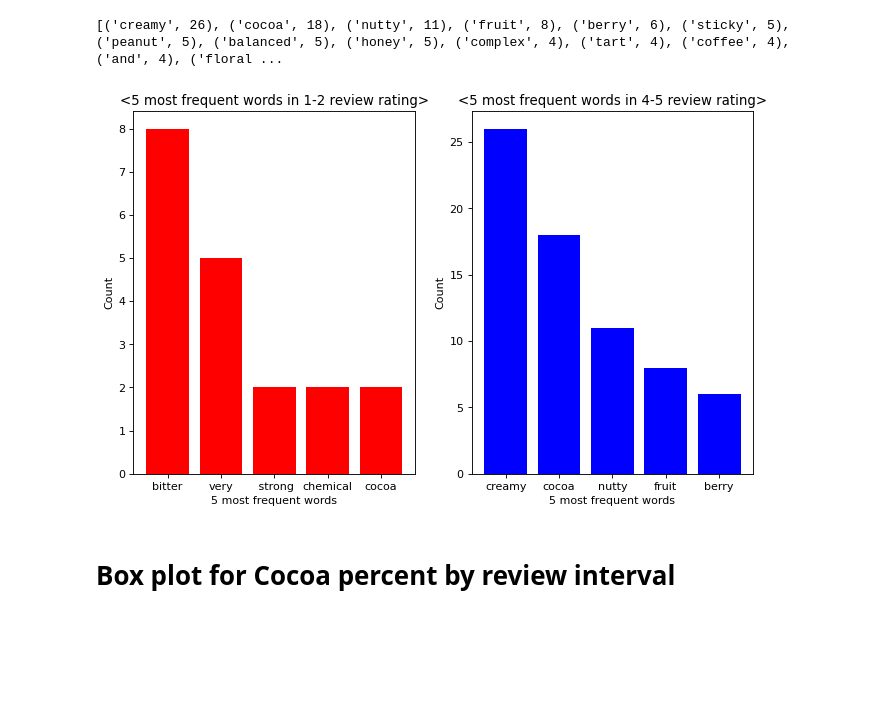
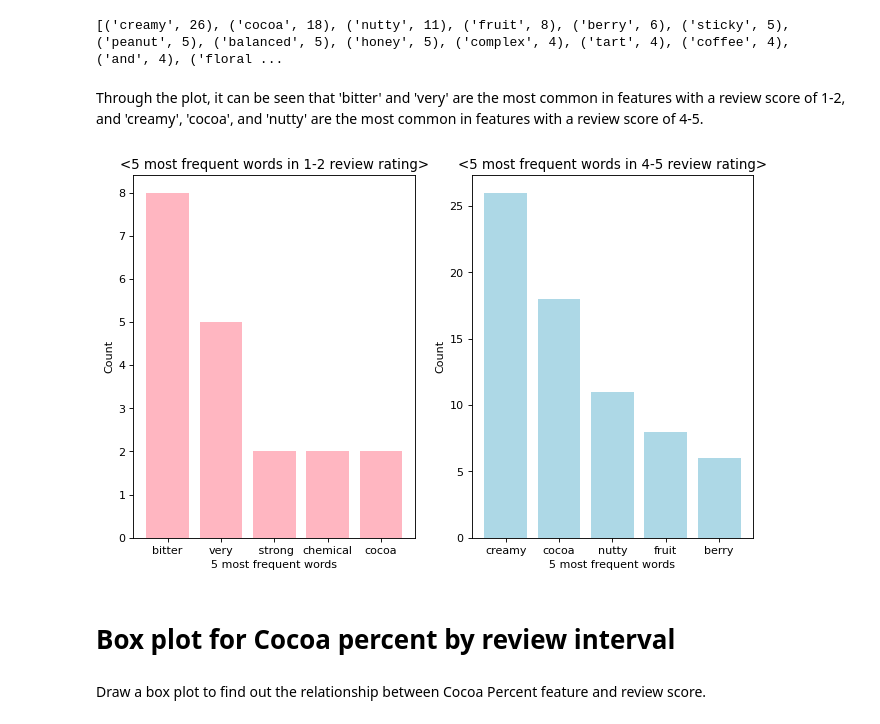
Before and after one commit to UCB-stat-159-s22/hw07-Group22, a Jupyter notebook: minji.ipynb, the cells around one changed output. Saved outputs shown, nothing was run; the diff lists cells and outputs as text; code cells hidden in the pictures; blank space fills up the shorter version.

```diff
--- a/minji.ipynb
+++ b/minji.ipynb
@@ -161,28 +158,32 @@ c45 = Counter(text45)
 print(c45.most_common(30))
 # %% [output]
 [('creamy', 26), ('cocoa', 18), ('nutty', 11), ('fruit', 8), ('berry', 6), ('sticky', 5), ('peanut', 5), ('balanced', 5), ('honey', 5), ('complex', 4), ('tart', 4), ('coffee', 4), ('and', 4), ('floral ...
+# %% [markdown]
+Through the plot, it can be seen that 'bitter' and 'very' are the most common in features with a review score of 1-2, and 'creamy', 'cocoa', and 'nutty' are the most common in features with a review score of 4-5.
 # %%
 from matplotlib.pyplot import figure
 figure(figsize=(10, 6), dpi=80)
 x12 = ['bitter', 'very',' strong', 'chemical', 'cocoa']
 y12 = [8, 5, 2, 2, 2]
 x45 = ['creamy', 'cocoa','nutty','fruit','berry']
 y45 = [26, 18, 11, 8, 6]
 plt.subplot(1, 2, 1)
-plt.bar(x12, y12, color = 'red')
+plt.bar(x12, y12, color = 'lightpink')
 plt.xlabel('5 most frequent words')
 plt.ylabel('Count')
 plt.title('<5 most frequent words in 1-2 review rating>')
 plt.subplot(1, 2, 2)
-plt.bar(x45, y45, color = 'blue')
+plt.bar(x45, y45, color = 'lightblue')
 plt.xlabel('5 most frequent words')
 plt.ylabel('Count')
 plt.title('<5 most frequent words in 4-5 review rating>')
-plt.savefig('5 most freqeunt words in 1-2 & 4-5 review rating')
+plt.savefig('figures/five most freqeunt words in 1-2 & 4-5 review rating.png')
 # %% [output]
-[figure, old version]
+[figure, new version]
 # %% [markdown]
 # **Box plot for Cocoa percent by review interval**
+# %% [markdown]
+Draw a box plot to find out the relationship between Cocoa Percent feature and review score.
 # %%
 data['Cocoa Percent'] = data['Cocoa Percent'].str.replace(r"[^\d]", '').astype(int)
 # %%
```
Also changed, not shown: parts of 11 cells of this notebook.
